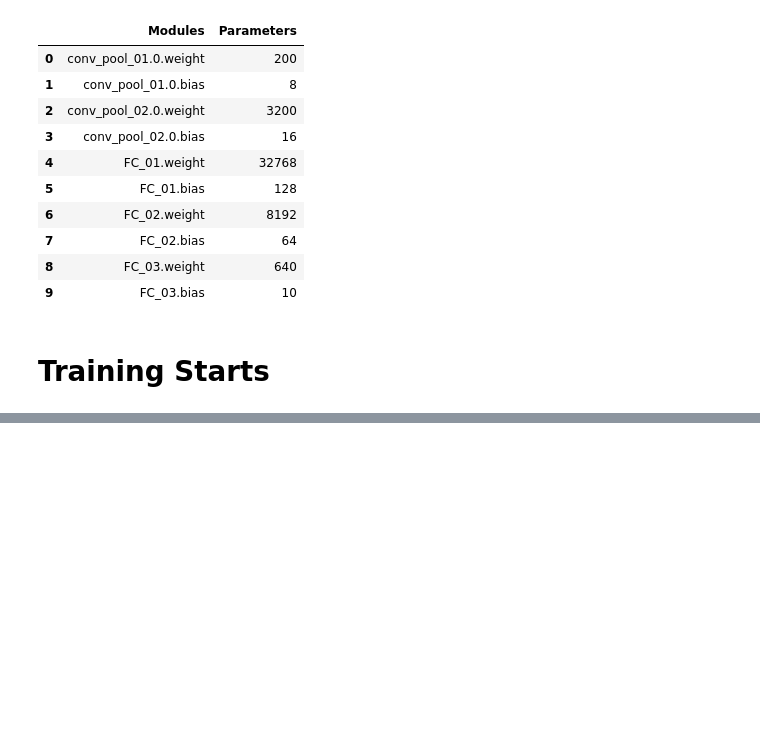
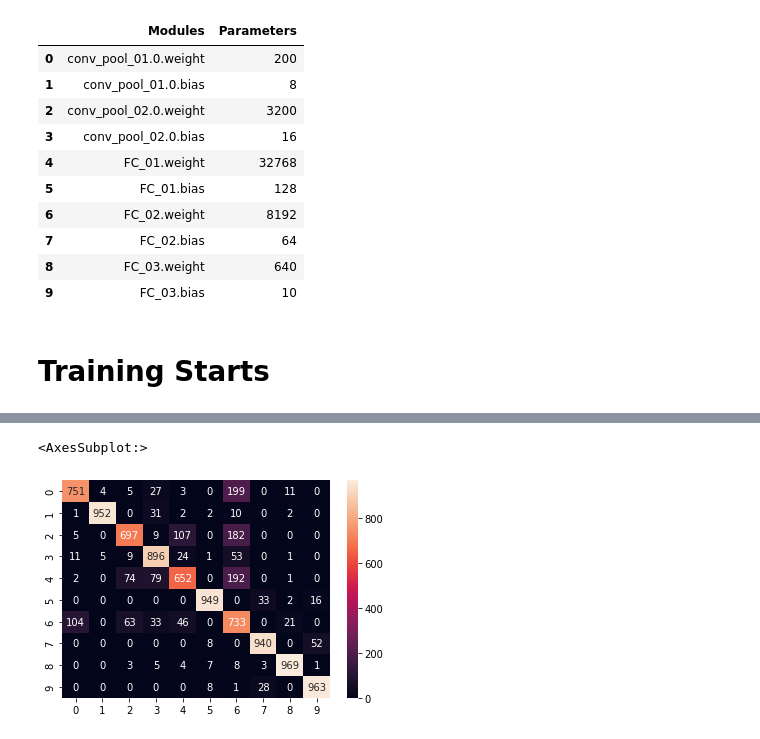
Before and after one commit to Neelesh-Jaiswal/Pytorch-CNN, a Jupyter notebook: notebook/Training Starts.ipynb, the cells around one changed output, grey strips where cells are left out. Saved outputs shown, nothing was run; the diff lists cells and outputs as text; code cells hidden in the pictures; blank space fills up the shorter version.

Commit message:
model-saving, loading,evaluating, confusion matrix, prediction

```diff
--- a/notebook/Training Starts.ipynb
+++ b/notebook/Training Starts.ipynb
@@ -198,0 +237,15 @@ for epoch in range(config.EPOCH):
+# %%
+pred = np.array([])
+target = np.array([])
+
+with torch.no_grad(): # no backpropogation while evaluating the model
+    for batch, data in enumerate(test_data_loader):
+        images = data[0].to(config.DEVICE)
+        labels = data[1].to(config.DEVICE)
+
+        y_pred = model(images)
+        pred = np.concatenate((pred,
+                               torch.argmax(y_pred, 1).cpu().numpy()))
+
+        target = np.concatenate((target,
+                                 labels.cpu().numpy()))
@@ -198,0 +264,3 @@ for epoch in range(config.EPOCH):
+# %%
+cm = confusion_matrix(target, pred)
+cm
@@ -198,0 +278,6 @@ for epoch in range(config.EPOCH):
+# %%
+sns.heatmap(cm, annot=True,fmt='d')# using  annot to display the  numbers inside the cell, and using fmt(format) to avoid
+# exponential format of values and using 'd'(digit) format of values
+# %% [output]
+<AxesSubplot:>
+[figure, added]
```
Also changed, not shown: parts of 29 cells of this notebook.
